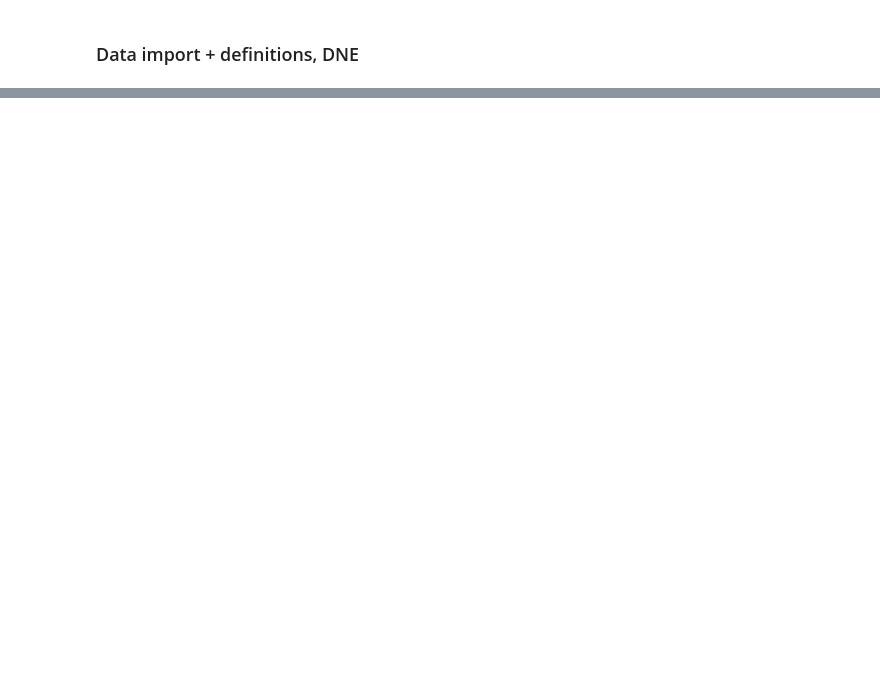
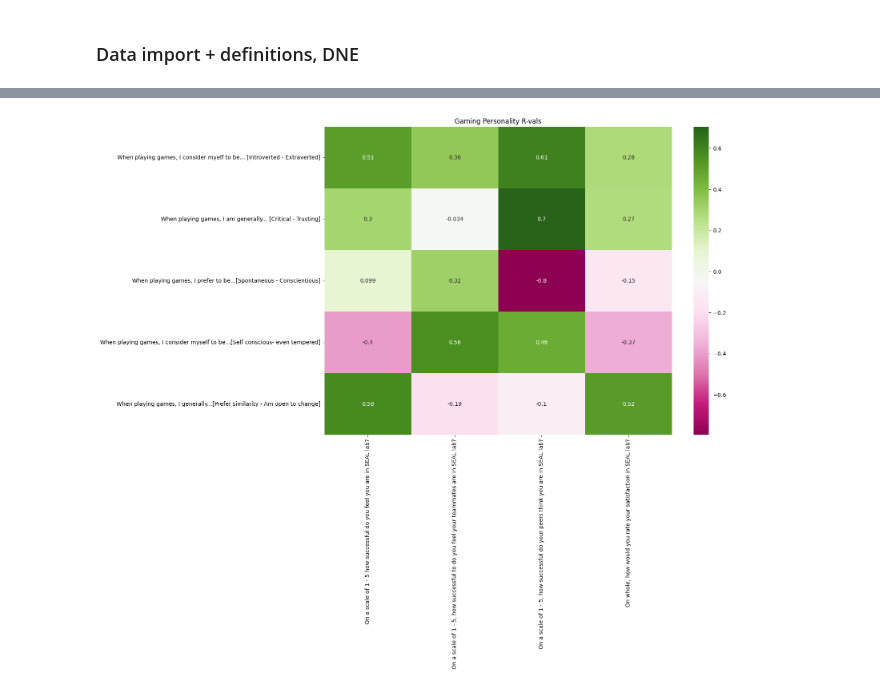
Before and after one commit to blobgoat/gamification_data_analysis, a Jupyter notebook: Notebooks/graduate_analysis.ipynb, the cells around one changed output, grey strips where cells are left out. Saved outputs shown, nothing was run; the diff lists cells and outputs as text; code cells hidden in the pictures; blank space fills up the shorter version.

```diff
--- a/Notebooks/graduate_analysis.ipynb
+++ b/Notebooks/graduate_analysis.ipynb
@@ -122,0 +176,6 @@ ModuleNotFoundError: No module named 'helper_functions'
+# %%
+x_data, y_data = split_xy(data, X_DROP_COLS)
+grad_x = x_data[x_data['AGE (Congregated)_Post Grad'] == 1]
+grad_y = y_data[x_data['AGE (Congregated)_Post Grad'] == 1]
+grad_x.shape
+grad_x.columns
@@ -122,0 +202,19 @@ ModuleNotFoundError: No module named 'helper_functions'
+# %%
+### Columns for analysis
+PERSONALITY = X_GAME_COLS[2:]
+MOTIVATION = ['I consider myself to be..._Equally motivated by external and internal factors',
+       'I consider myself to be..._Highly motivated by external rewards (e.g. leaderboard, badges, etc.)',
+       'I consider myself to be..._Highly motivated by internal rewards (e.g. improving my own skills, learning)']
+print(PERSONALITY)
+print(MOTIVATION)
+print(MOTIVATION_COLS)
+
+# summary of data
+for x in PERSONALITY:
+    print(grad_x[x].describe())
+
+for x in MOTIVATION:
+    print(grad_x[x].describe())
+
+for x in MOTIVATION_COLS:
+    print(grad_x[x].describe())
@@ -122,0 +239,17 @@ ModuleNotFoundError: No module named 'helper_functions'
+# %%
+## personality heat map
+
+data_combined = pd.concat([grad_x[PERSONALITY], grad_y], axis=1)
+
+# Calculate the correlation matrix
+correlation_matrix = data_combined.corr()
+correlation_matrix = correlation_matrix.loc[PERSONALITY, Y_COLS]
+
+# Plot the correlation matrix heatmap
+plt.figure(figsize=(14, 10))
+sns.heatmap(correlation_matrix, annot=True, cmap='PiYG', cbar=True, annot_kws={'size': 10}, fmt='.2g')
+plt.title("Gaming Personality R-vals")
+plt.savefig("Personality.png", dpi=300, bbox_inches='tight')
+plt.show()
+# %% [output]
+[figure, added]
```
Also changed, not shown: parts of 13 cells of this notebook, 13 other files.
